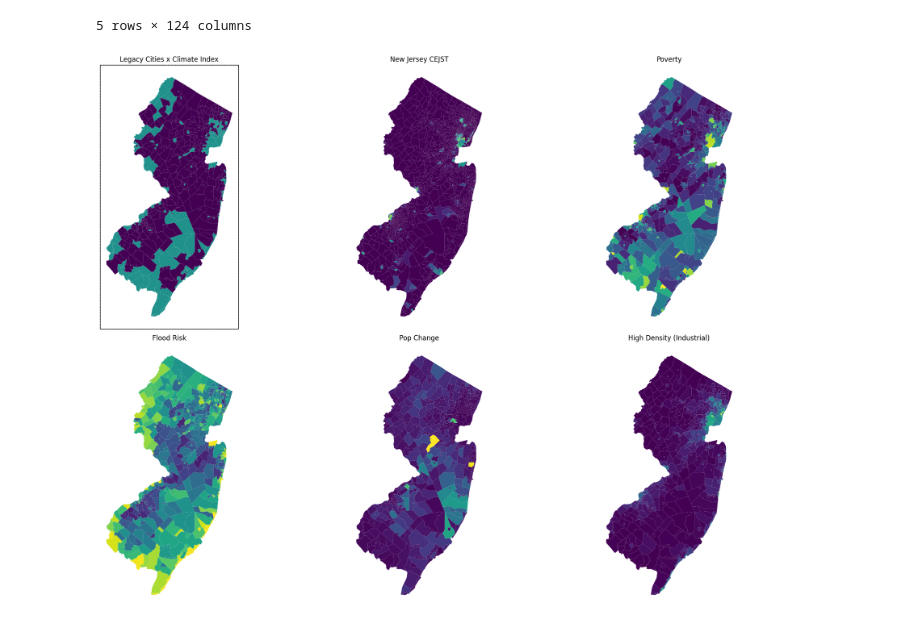
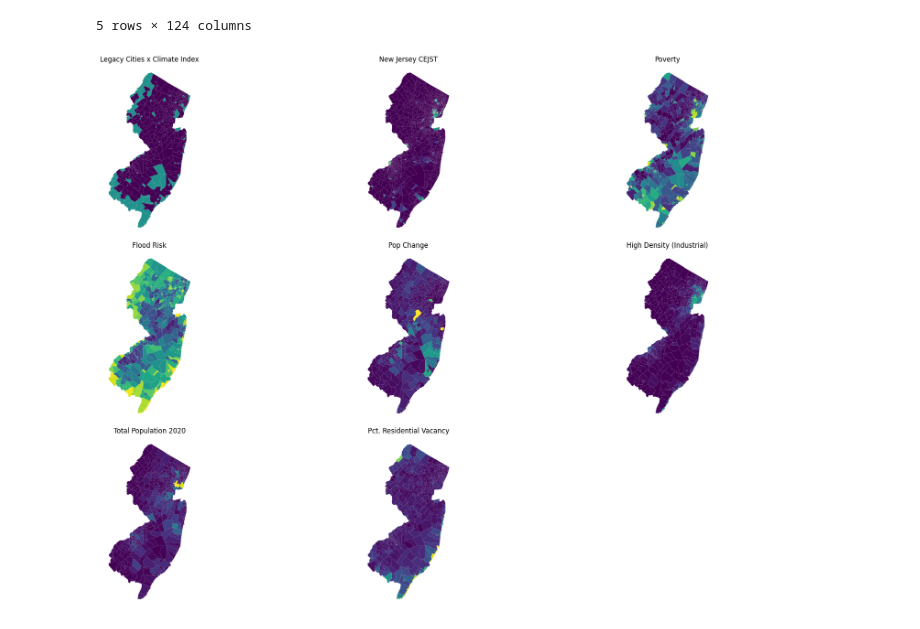
Before and after one commit to nlebovits/mach-superstudio, a Jupyter notebook: notebooks/retreat_index.ipynb, the cells around one changed output. Saved outputs shown, nothing was run; the diff lists cells and outputs as text; code cells hidden in the pictures.

Commit message:
add new clustering approach; add histograms

```diff
--- a/notebooks/retreat_index.ipynb
+++ b/notebooks/retreat_index.ipynb
@@ -151,12 +172,13 @@ from sklearn.preprocessing import StandardScaler
 
 # Step 1: Apply transformations
 retreat_index_gdf['log_pov_rt'] = np.log(retreat_index_gdf['pov_rt'])
+retreat_index_gdf['log_tot_pop_2020'] = np.log(retreat_index_gdf['tot_pop_2020'])
 retreat_index_gdf['sqrt_flood_risk'] = np.sqrt(retreat_index_gdf['flood_risk'])
 retreat_index_gdf['squared_developed_high_intensity'] = retreat_index_gdf['developed_high_intensity'] ** 2
 
 # Step 2: Z-score normalize the variables
 scaler = StandardScaler()
-variables_to_normalize = ['log_pov_rt', 'sqrt_flood_risk', 'pct_70_year_pop_change', 'squared_developed_high_intensity']
+variables_to_normalize = ['log_pov_rt', 'sqrt_flood_risk', 'pct_70_year_pop_change', 'squared_developed_high_intensity', 'log_tot_pop_2020']
 # Drop NA values from the dataframe to avoid errors in scaling and clustering
 cleaned_gdf = retreat_index_gdf.dropna(subset=variables_to_normalize)
 normalized_data = scaler.fit_transform(cleaned_gdf[variables_to_normalize])
@@ -204,6 +276,6 @@ plt.show()
 # %%
 # Step 3: Cluster the normalized and cleaned data
-kmeans = KMeans(n_clusters=6, random_state=42)  # Adjust the number of clusters as needed
+kmeans = KMeans(n_clusters=7, random_state=42)  # Adjust the number of clusters as needed
 clusters = kmeans.fit_predict(normalized_df)
 # %%
 cleaned_gdf['cluster'] = clusters  # Add cluster labels to the cleaned GeoDataFrame
@@ -284,6 +357,6 @@ plt.show()
 # %%
 # Create a new column 'highlight' that is True for clusters 2 and 3, and False otherwise
-retreat_index_gdf['highlight'] = retreat_index_gdf['cluster'].isin([1, 4])
+retreat_index_gdf['highlight'] = retreat_index_gdf['cluster'].isin([1, 2])
 
 # Create a color map for the highlight: use bright colors for True (clusters 2 and 3) and a dull color for False
 highlight_cmap = ListedColormap(['#aaaaaa', '#ff0000', 'orange'])
@@ -315,2 +385,0 @@ cejst = gpd.read_file(base_path + 'cejst/usa/usa.shp')
-# %%
-nj_cest = cejst[cejst['SF'] == 'New Jersey']
@@ -332,67 +404,66 @@ import matplotlib.pyplot as plt
 from matplotlib.colors import LinearSegmentedColormap
 
 # Create a new column 'highlight' that is True for clusters 2 and 3, and False otherwise
-retreat_index_gdf['highlight'] = retreat_index_gdf['cluster'].isin([1, 4])
+retreat_index_gdf['highlight'] = retreat_index_gdf['cluster'].isin([1, 2])
 
 # Create a color map for the highlight
 highlight_cmap = ListedColormap(['#aaaaaa', '#ff0000', 'orange'])
 
 # Set up a figure with two subplots (axes)
-fig, ax = plt.subplots(2, 3, figsize=(21, 14))  # Adjusted figure size for six plots
+fig, ax = plt.subplots(3, 3, figsize=(21, 14))  # Adjusted figure size for six plots
 
 viridis = plt.colormaps['viridis']
 newcolors = viridis(np.linspace(0, 0.5, 256))
 newcmp = LinearSegmentedColormap.from_list('PurpleGreenViridis', newcolors)
 
 # Plotting with the custom colormap
 retreat_index_gdf.plot(column='highlight', cmap=newcmp, ax=ax[0, 0], categorical=True)
 ax[0, 0].set_title('Legacy Cities x Climate Index')  # Title for the first map
+ax[0, 0].axis('off')  # Remove axes and ticks
 
-ax[0, 0].patch.set_edgecolor('black')
-ax[0, 0].patch.set_linewidth(1)
-ax[0, 0].patch.set_linestyle('--')
-
-# Adjusting the legend of the first map to be outside
-legend = ax[0, 0].get_legend()
-if legend:
-    legend.set_bbox_to_anchor((1, 1))
-    #legend.set_title('Legacy Cities with Climate Impacts')
-    legend.set_frame_on(False)
-
-# Remove the frame, ticks, and labels of the first map
-# ax[0, 0].set_frame_on(False)
-ax[0, 0].set_xticks([])
-ax[0, 0].set_yticks([])
-ax[0, 0].set_xlabel('')
-ax[0, 0].set_ylabel('')
-
-# Second map (2x3 position: 1,2)
+# Second map (3x3 position: 1,2)
 nj_cest.plot(column='TC', cmap='viridis', ax=ax[0, 1])
 ax[0, 1].set_title('New Jersey CEJST')  # Title for the second map
-ax[0, 1].axis('off')
+ax[0, 1].axis('off')  # Remove axes and ticks
 
-# Plot for 'pov_rt' (2x3 position: 1,3)
+# Plot for 'pov_rt' (3x3 position: 1,3)
 retreat_index_gdf.plot(column='pov_rt', cmap='viridis', ax=ax[0, 2])
 ax[0, 2].set_title('Poverty')
-ax[0, 2].axis('off')
+ax[0, 2].axis('off')  # Remove axes and ticks
 
-# Plot for 'flood_risk' (2x3 position: 2,1)
+# Plot for 'flood_risk' (3x3 position: 2,1)
 retreat_index_gdf.plot(column='flood_risk', cmap='viridis', ax=ax[1, 0])
 ax[1, 0].set_title('Flood Risk')
-ax[1, 0].axis('off')
+ax[1, 0].axis('off')  # Remove axes and ticks
 
-# Plot for 'pct_70_year_pop_change' (2x3 position: 2,2)
+# Plot for 'pct_70_year_pop_change' (3x3 position: 2,2)
 retreat_index_gdf.plot(column='pct_70_year_pop_change', cmap='viridis', ax=ax[1, 1])
 ax[1, 1].set_title('Pop Change')
-ax[1, 1].axis('off')
+ax[1, 1].axis('off')  # Remove axes and ticks
 
-# Plot for 'developed_high_intensity' (2x3 position: 2,3)
+
+# Plot for 'developed_high_intensity' (3x3 position: 2,3)
 retreat_index_gdf.plot(column='developed_high_intensity', cmap='viridis', ax=ax[1, 2])
 ax[1, 2].set_title('High Density (Industrial)')
-ax[1, 2].axis('off')
+ax[1, 2].axis('off')  # Remove axes and ticks
+
+
+# Plot for 'tot_pop_2020' (3x3 position: 3,1)
+retreat_index_gdf.plot(column='tot_pop_2020', cmap='viridis', ax=ax[2, 0])
+ax[2, 0].set_title('Total Population 2020')
+ax[2, 0].axis('off')  # Remove axes and ticks
+
+
+# Plot for 'pct_res_vac' (3x3 position: 3,2)
+cluster_dat.plot(column='pct_res_vac', cmap='viridis', ax=ax[2, 1])
+ax[2, 1].set_title('Pct. Residential Vacancy')
+ax[2, 1].axis('off')  # Remove axes and ticks
+
+# Turn off the unused subplot (3x3 position: 3,3)
+ax[2, 2].axis('off')
 
 # Adjust the layout and show the figure
 plt.tight_layout()
 plt.show()
 # %% [output]
-[figure, old version]
+[figure, new version]
```
Also changed, not shown: parts of 23 cells of this notebook, 4 other files.
